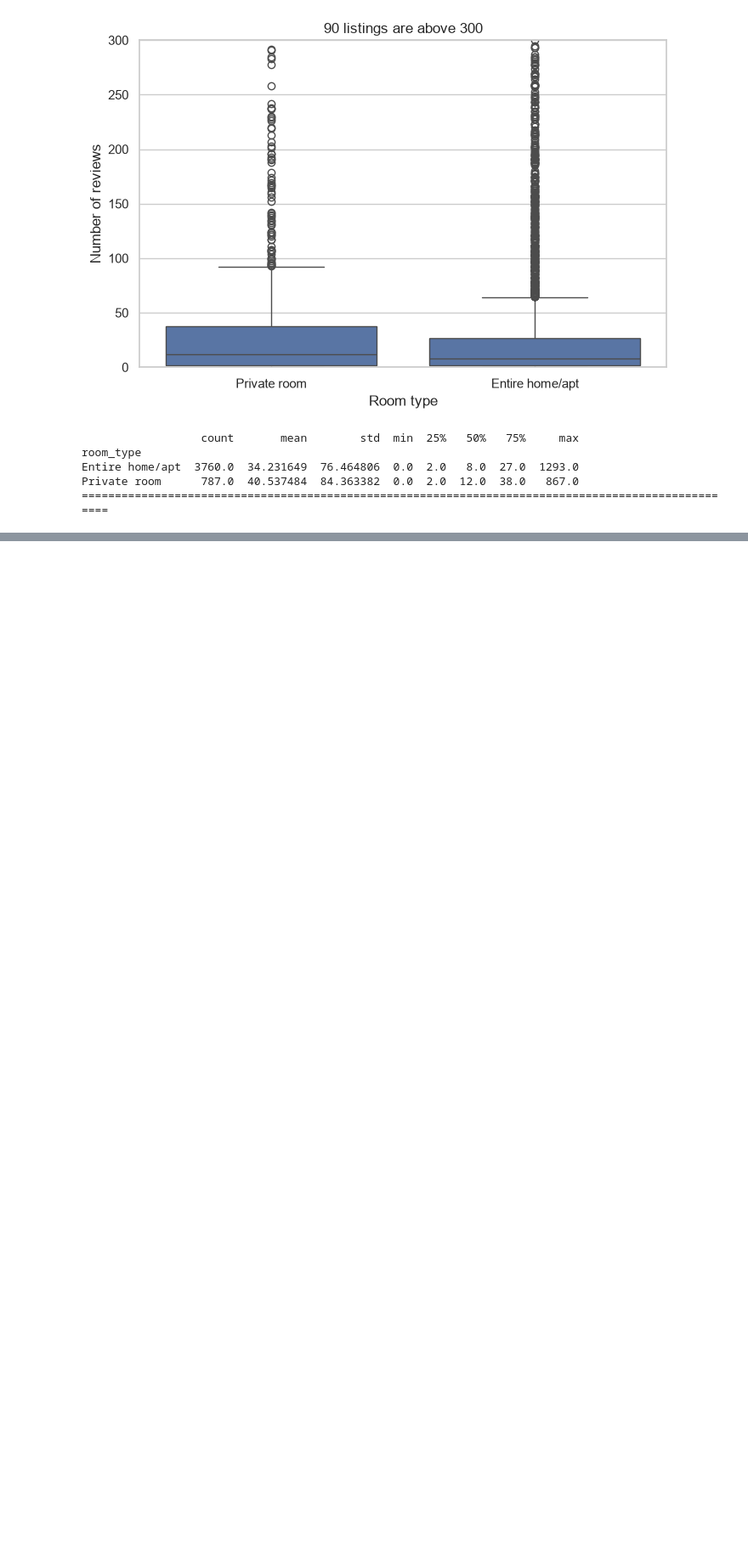
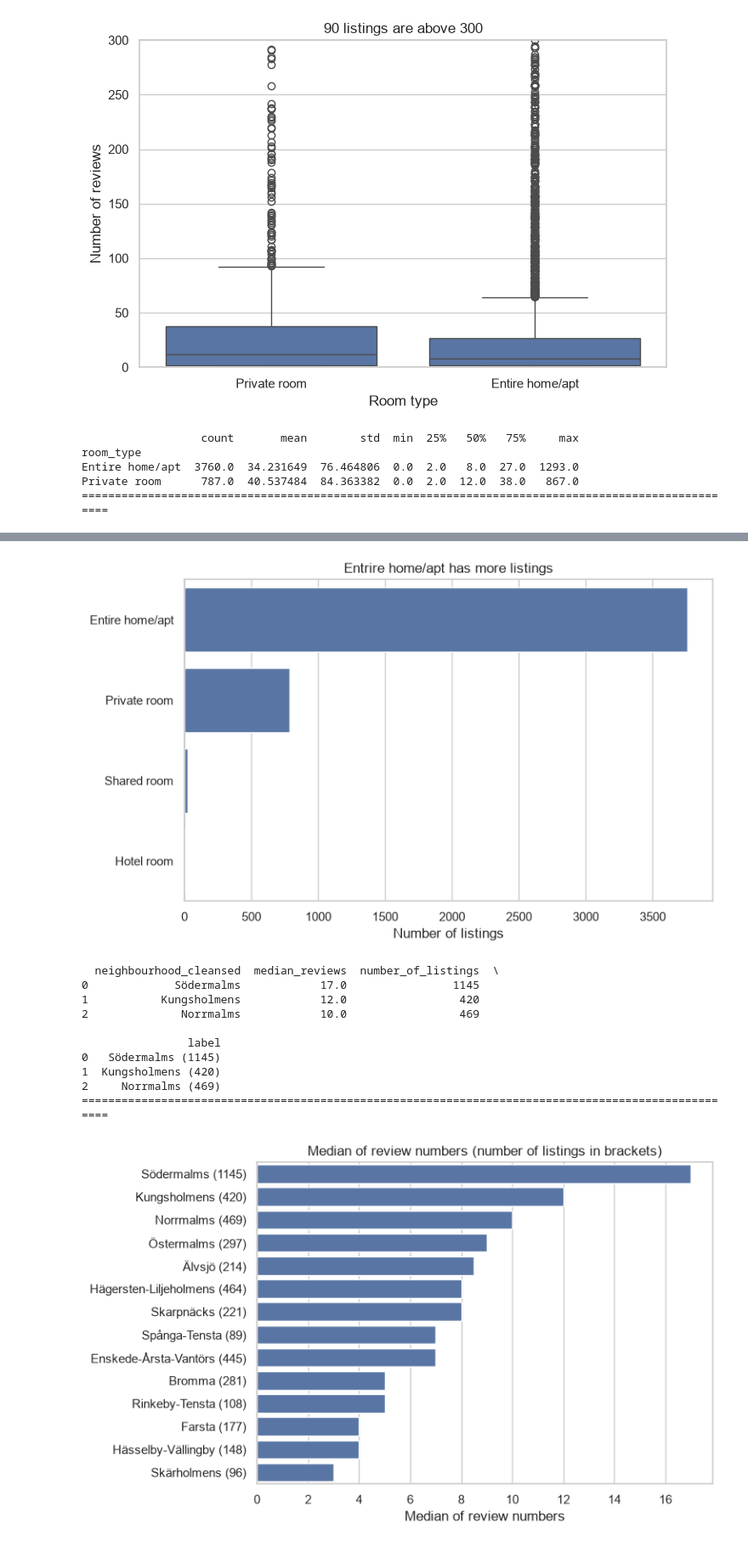
Before and after one commit to dmtrkv/Lexicon, a Jupyter notebook: Labs/Data/lab7.ipynb, the cells around one changed output, grey strips where cells are left out. Shown at 85% size. Drawn from its saved outputs; the diff is of its cells as text; code cells hidden in the pictures; blank space fills up the shorter version.

Commit message:
Lab 7: Part 1: 5-8: Data Visualization

```diff
--- a/Labs/Data/lab7.ipynb
+++ b/Labs/Data/lab7.ipynb
@@ -165,0 +187,50 @@ Private room      787.0  40.537484  84.363382  0.0  2.0  12.0  38.0   867.0
+# %%
+# (a)
+order = listings['room_type'].value_counts().index
+
+fig, ax = plt.subplots(figsize=(8, 5))
+sns.countplot(data=listings, y='room_type', order=order, ax=ax)
+ax.set_title('Entrire home/apt has more listings')
+ax.set_xlabel('Number of listings')
+ax.set_ylabel('')
+plt.tight_layout()
+plt.show()
+fig.savefig('6.png', dpi=150, bbox_inches='tight')
+
+# (b)
+by_neighbourhood = (
+    listings.groupby('neighbourhood_cleansed')
+    .agg(
+        median_reviews=('number_of_reviews', 'median'),
+        number_of_listings=('id', 'count')
+    )
+    .sort_values('median_reviews', ascending=False)
+    .reset_index()
+)
+
+by_neighbourhood['label'] = (by_neighbourhood['neighbourhood_cleansed'] +
+    ' (' + by_neighbourhood['number_of_listings'].astype(str) + ')')
+
+pp(by_neighbourhood.head(3))
+
+fig, ax = plt.subplots(figsize=(8, 5))
+sns.barplot(data=by_neighbourhood, x='median_reviews', y='label', ax=ax)
+ax.set_title('Median of review numbers (number of listings in brackets)')
+ax.set_xlabel('Median of review numbers')
+ax.set_ylabel('')
+plt.tight_layout()
+plt.show()
+fig.savefig('7.png', dpi=150, bbox_inches='tight')
+# %% [output]
+[figure, added]
+  neighbourhood_cleansed  median_reviews  number_of_listings  \
+0             Södermalms            17.0                1145
+1           Kungsholmens            12.0                 420
+2              Norrmalms            10.0                 469
+
+                label
+0   Södermalms (1145)
+1  Kungsholmens (420)
+2     Norrmalms (469)
+====================================================================================================
+[figure, added]
```
Also changed, not shown: parts of 12 cells of this notebook, 13 other files.
